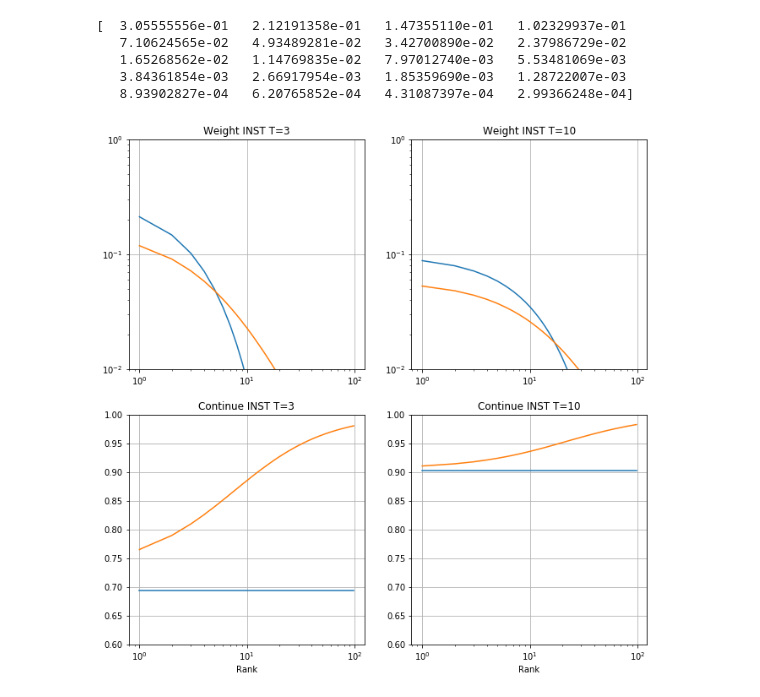
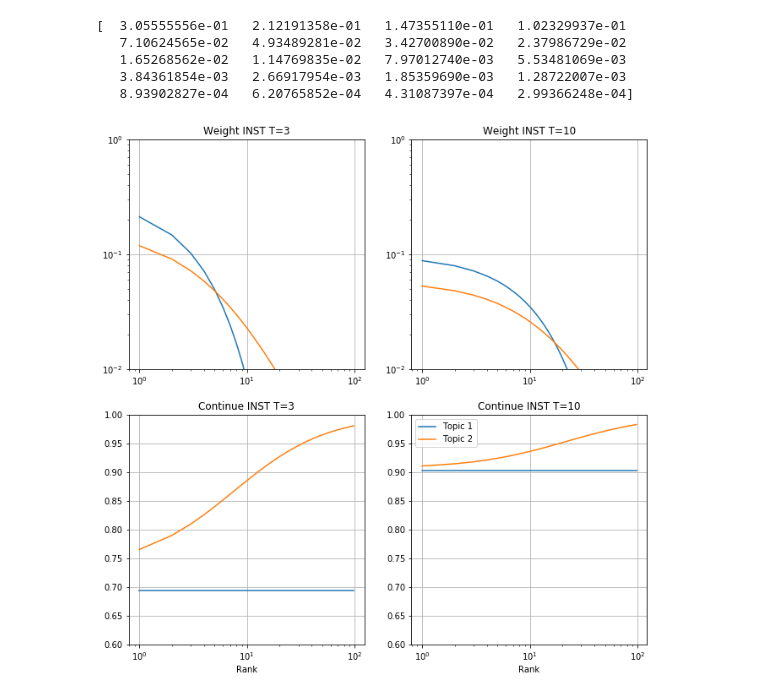
Before and after one commit to leifos/cwl, a Jupyter notebook: examples/ACM-TOIS-2017-Fig4-Replicated.ipynb, the cells around one changed output. Saved outputs shown, nothing was run; the diff lists cells and outputs as text; code cells hidden in the pictures.

```diff
--- a/examples/ACM-TOIS-2017-Fig4-Replicated.ipynb
+++ b/examples/ACM-TOIS-2017-Fig4-Replicated.ipynb
@@ -44,34 +44,33 @@ plt.grid(True)
 ax.set_ylim(ymin=0.01, ymax=1.0)
 
 ax = plt.subplot(222)
 plt.loglog(range(0,n),inst10.w_vector(t1)[0:n] )
 plt.loglog(range(0,n),inst10.w_vector(t2)[0:n] )
 plt.title('Weight INST T=10')
 plt.grid(True)
+plt.legend(['Topic 1','Topic 2'])
 ax.set_ylim(ymin=0.01, ymax=1.0)
 
 
 ax = plt.subplot(223)
 plt.semilogx(range(0,n),inst3.c_vector(t1)[0:n] )
 plt.semilogx(range(0,n),inst3.c_vector(t2)[0:n] )
 plt.title('Continue INST T=3')
 plt.grid(True)
 ax.set_ylim(ymin=0.6, ymax=1.0)
 ax.set_xlabel('Rank')
 
 
 
 ax = plt.subplot(224)
 plt.semilogx(range(0,n),inst10.c_vector(t1)[0:n] )
 plt.semilogx(range(0,n),inst10.c_vector(t2)[0:n] )
 plt.title('Continue INST T=10')
 plt.grid(True)
+
 ax.set_ylim(ymin=0.6, ymax=1.0)
 ax.set_xlabel('Rank')
 
-
-
-
 plt.show()
 # %% [output]
-[figure, old version]
+[figure, new version]
```
Also changed, not shown: 1 other file.
